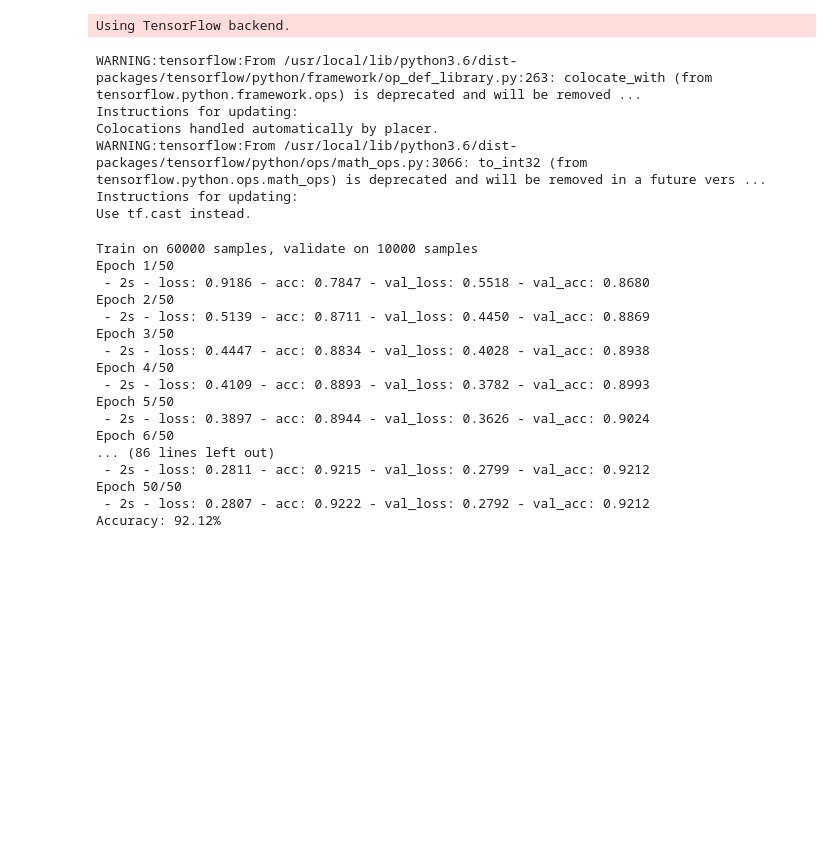
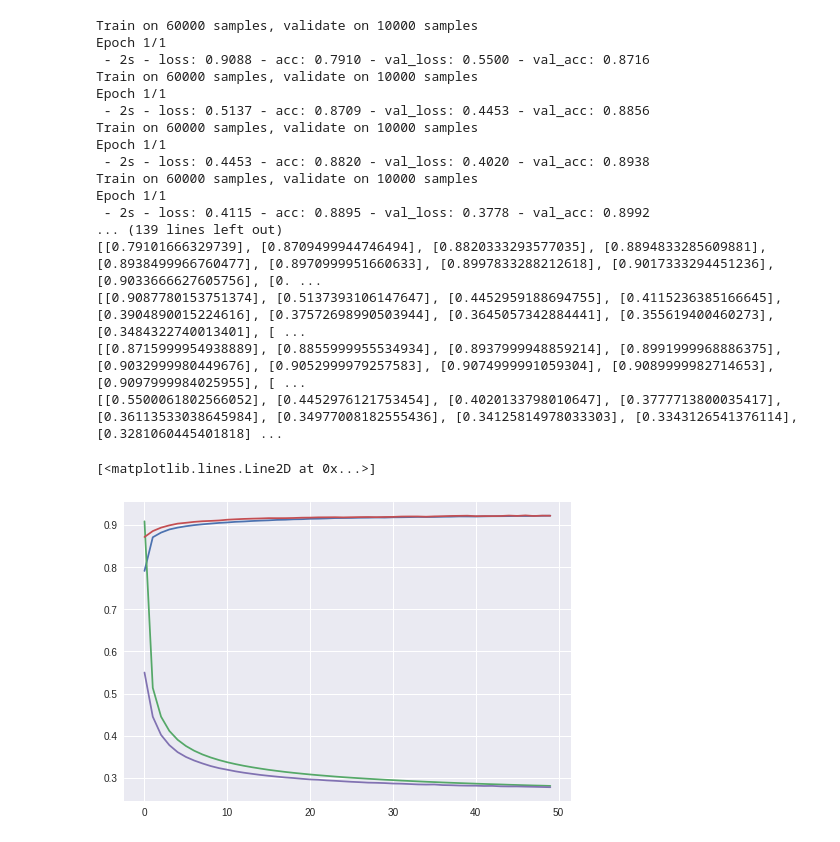
Before and after one commit to vrishi220/MachineLearning, a Jupyter notebook: MLhw1prob4.ipynb, the cells around one changed output. Drawn from its saved outputs; the diff is of its cells as text; code cells hidden in the pictures; blank space fills up the shorter version.

```diff
--- a/MLhw1prob4.ipynb
+++ b/MLhw1prob4.ipynb
@@ -3,40 +3,50 @@
 # %%
 from keras.datasets import mnist
 from keras.layers import Dense, Activation
 from keras.models import Sequential
 from keras.utils import np_utils
+import matplotlib.pyplot as plt
 
 (X_train, y_train), (X_test, y_test) = mnist.load_data()
 output_size, classes_size, num_epoch, batch_size, input_size  = 10, 10, 50, 50, 28**2
 X_train, X_test = X_train.reshape(X_train.shape[0], input_size).astype('float32')/255, X_test.reshape(X_test.shape[0], input_size).astype('float32')/255
 Y_train, Y_test = np_utils.to_categorical(y_train, classes_size), np_utils.to_categorical(y_test, classes_size)
 model = Sequential()
 model.add(Dense(output_size, input_dim = input_size, activation = 'softmax'))
 model.compile(optimizer = 'sgd', loss = 'categorical_crossentropy', metrics = ['accuracy'])
-model.fit(X_train, Y_train, batch_size = batch_size, nb_epoch = num_epoch, verbose = 2, validation_data = (X_test, Y_test))
+fit_history = {'acc':[],'loss':[],'val_acc':[],'val_loss':[]}
+for i in range(num_epoch):
+  his = model.fit(X_train, Y_train, batch_size = batch_size, nb_epoch = 1, verbose = 2, validation_data = (X_test, Y_test))
+  fit_history['acc'].append(his.history['acc'])
+  fit_history['loss'].append(his.history['loss'])
+  fit_history['val_acc'].append(his.history['val_acc'])
+  fit_history['val_loss'].append(his.history['val_loss'])
 print('Accuracy: {}%'.format(model.evaluate(X_test, Y_test, verbose = 2)[1]*100))
+print(fit_history['acc'])
+print(fit_history['loss'])
+print(fit_history['val_acc'])
+print(fit_history['val_loss'])
+plt.plot(fit_history['acc'])
+plt.plot(fit_history['loss'])
+plt.plot(fit_history['val_acc'])
+plt.plot(fit_history['val_loss'])
 # %% [output]
-Using TensorFlow backend.
+Train on 60000 samples, validate on 10000 samples
+Epoch 1/1
+ - 2s - loss: 0.9088 - acc: 0.7910 - val_loss: 0.5500 - val_acc: 0.8716
+Train on 60000 samples, validate on 10000 samples
+Epoch 1/1
+ - 2s - loss: 0.5137 - acc: 0.8709 - val_loss: 0.4453 - val_acc: 0.8856
+Train on 60000 samples, validate on 10000 samples
+Epoch 1/1
+ - 2s - loss: 0.4453 - acc: 0.8820 - val_loss: 0.4020 - val_acc: 0.8938
+Train on 60000 samples, validate on 10000 samples
+Epoch 1/1
+ - 2s - loss: 0.4115 - acc: 0.8895 - val_loss: 0.3778 - val_acc: 0.8992
+... (139 lines left out)
+[[0.79101666329739], [0.8709499944746494], [0.8820333293577035], [0.8894833285609881], [0.8938499966760477], [0.8970999951660633], [0.8997833288212618], [0.9017333294451236], [0.9033666627605756], [0. ...
+[[0.9087780153751374], [0.5137393106147647], [0.4452959188694755], [0.4115236385166645], [0.3904890015224616], [0.37572698990503944], [0.3645057342884441], [0.355619400460273], [0.3484322740013401], [ ...
+[[0.8715999954938889], [0.8855999955534934], [0.8937999948859214], [0.8991999968886375], [0.9032999980449676], [0.9052999979257583], [0.9074999991059304], [0.9089999982714653], [0.9097999984025955], [ ...
+[[0.5500061802566052], [0.4452976121753454], [0.4020133798010647], [0.3777713800035417], [0.36113533038645984], [0.34977008182555436], [0.34125814978033303], [0.3343126541376114], [0.3281060445401818] ...
-WARNING:tensorflow:From /usr/local/lib/python3.6/dist-packages/tensorflow/python/framework/op_def_library.py:263: colocate_with (from tensorflow.python.framework.ops) is deprecated and will be removed ...
-Instructions for updating:
-Colocations handled automatically by placer.
-WARNING:tensorflow:From /usr/local/lib/python3.6/dist-packages/tensorflow/python/ops/math_ops.py:3066: to_int32 (from tensorflow.python.ops.math_ops) is deprecated and will be removed in a future vers ...
-Instructions for updating:
-Use tf.cast instead.
+[<matplotlib.lines.Line2D at 0x...>]
-Train on 60000 samples, validate on 10000 samples
-Epoch 1/50
- - 2s - loss: 0.9186 - acc: 0.7847 - val_loss: 0.5518 - val_acc: 0.8680
-Epoch 2/50
- - 2s - loss: 0.5139 - acc: 0.8711 - val_loss: 0.4450 - val_acc: 0.8869
-Epoch 3/50
- - 2s - loss: 0.4447 - acc: 0.8834 - val_loss: 0.4028 - val_acc: 0.8938
-Epoch 4/50
- - 2s - loss: 0.4109 - acc: 0.8893 - val_loss: 0.3782 - val_acc: 0.8993
-Epoch 5/50
- - 2s - loss: 0.3897 - acc: 0.8944 - val_loss: 0.3626 - val_acc: 0.9024
-Epoch 6/50
-... (86 lines left out)
- - 2s - loss: 0.2811 - acc: 0.9215 - val_loss: 0.2799 - val_acc: 0.9212
-Epoch 50/50
- - 2s - loss: 0.2807 - acc: 0.9222 - val_loss: 0.2792 - val_acc: 0.9212
-Accuracy: 92.12%
+[figure, added]
```
